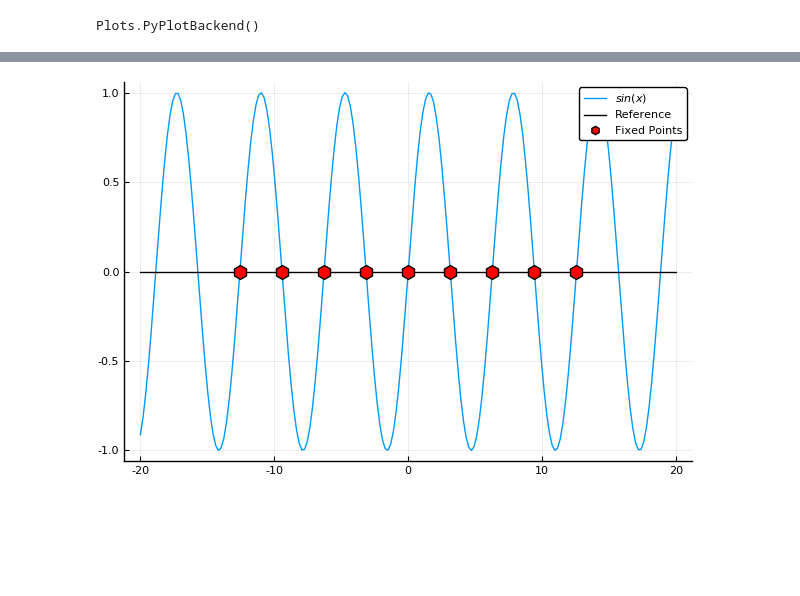
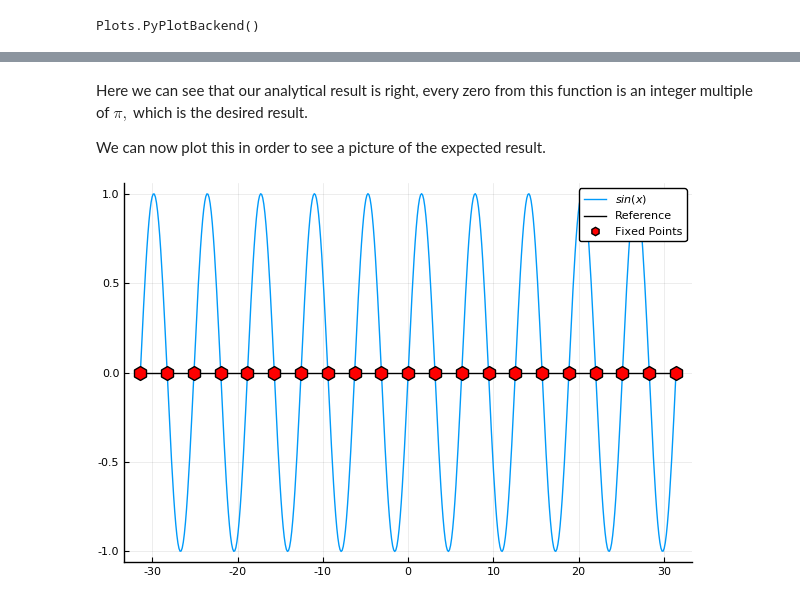
Before and after one commit to edwinb-ai/nonlinear-dynamics, a Jupyter notebook: ch-02/Exercise-2.1.ipynb, the cells around one changed output, grey strips where cells are left out. Drawn from its saved outputs; the diff is of its cells as text; code cells hidden in the pictures; blank space fills up the shorter version.

```diff
--- a/ch-02/Exercise-2.1.ipynb
+++ b/ch-02/Exercise-2.1.ipynb
@@ -42,5 +42,5 @@ Plots.PyPlotBackend()
 # Define the function
 f(x) = sin(x)
 # Find all the zeros of this function within the interval
-# x ∈ [-15, 15]
-solutions = fzeros(f, -15, 15);
+# x ∈ [-10π, 10π]
+solutions = fzeros(f, -10π, 10π)
@@ -47,10 +65,14 @@ solutions = fzeros(f, -15, 15);
+# %% [markdown]
+Here we can see that our analytical result is right, every zero from this function is an integer multiple of $\pi,$ which is the desired result.
+
+We can now plot this in order to see a picture of the expected result.
 # %%
 # Now we plot these points
-x_vals = range(-20, stop=20, length=200)
+x_vals = range(-10π, stop=10π, length=500)
 plot(x_vals, f.(x_vals), lab = L"sin(x)", leg = :topright)
 # This is a black line for reference, just to know where zero is
 plot!(x_vals, zeros(length(x_vals)), color = :black, lab = "Reference")
 # And these are the fixed points.
 scatter!(solutions, zeros(length(solutions)), marker = (:hexagon, 10, :red), lab = "Fixed Points")
 # %% [output]
-[figure, old version]
+[figure, new version]
```
Also changed, not shown: parts of 1 cell of this notebook.
